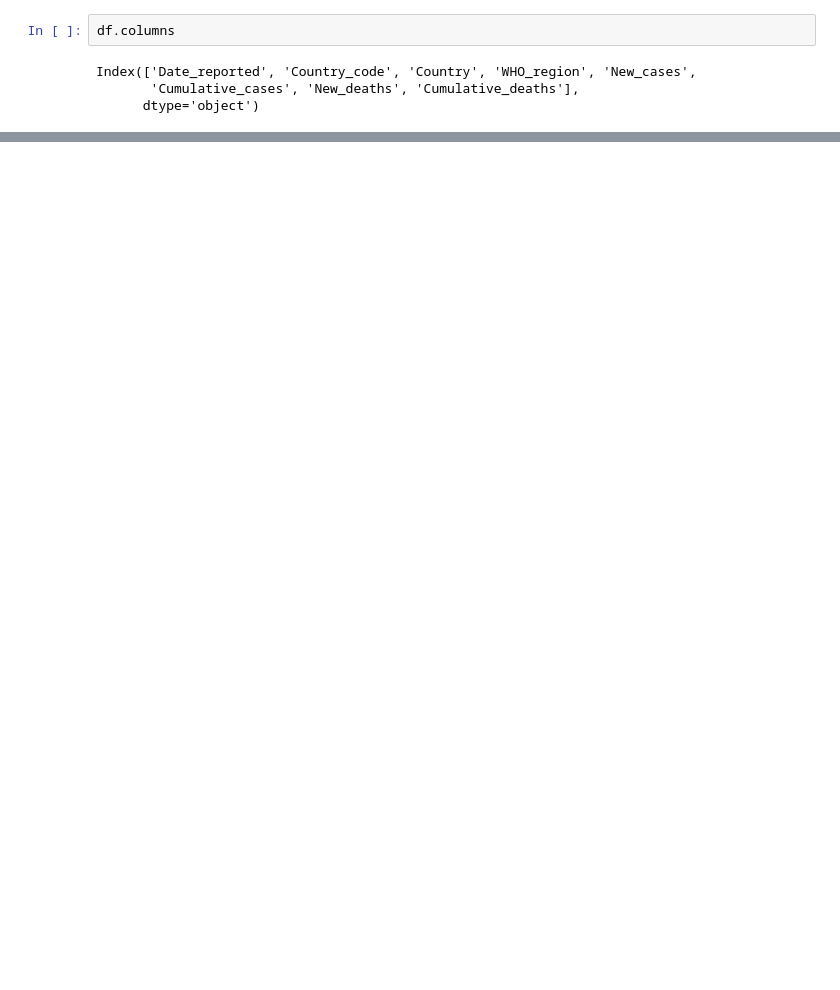
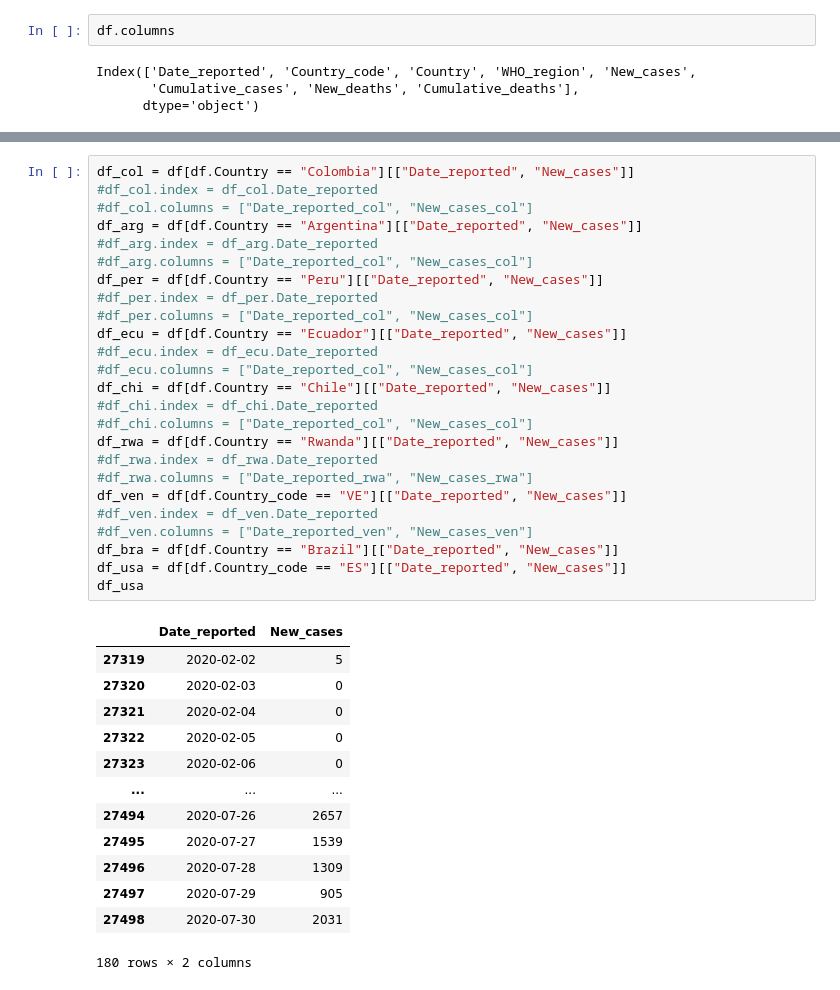
Before and after one commit to MagcDEV/covidVen, a Jupyter notebook: covid_19_ven.ipynb, the cells around one changed output, grey strips where cells are left out. Drawn from its saved outputs; the diff is of its cells as text; blank space fills up the shorter version.

```diff
--- a/covid_19_ven.ipynb
+++ b/covid_19_ven.ipynb
@@ -70,0 +56,39 @@ df[df.Country_code == "CO"]
+# %%
+df_col = df[df.Country == "Colombia"][["Date_reported", "New_cases"]]
+#df_col.index = df_col.Date_reported
+#df_col.columns = ["Date_reported_col", "New_cases_col"]
+df_arg = df[df.Country == "Argentina"][["Date_reported", "New_cases"]]
+#df_arg.index = df_arg.Date_reported
+#df_arg.columns = ["Date_reported_col", "New_cases_col"]
+df_per = df[df.Country == "Peru"][["Date_reported", "New_cases"]]
+#df_per.index = df_per.Date_reported
+#df_per.columns = ["Date_reported_col", "New_cases_col"]
+df_ecu = df[df.Country == "Ecuador"][["Date_reported", "New_cases"]]
+#df_ecu.index = df_ecu.Date_reported
+#df_ecu.columns = ["Date_reported_col", "New_cases_col"]
+df_chi = df[df.Country == "Chile"][["Date_reported", "New_cases"]]
+#df_chi.index = df_chi.Date_reported
+#df_chi.columns = ["Date_reported_col", "New_cases_col"]
+df_rwa = df[df.Country == "Rwanda"][["Date_reported", "New_cases"]]
+#df_rwa.index = df_rwa.Date_reported
+#df_rwa.columns = ["Date_reported_rwa", "New_cases_rwa"]
+df_ven = df[df.Country_code == "VE"][["Date_reported", "New_cases"]]
+#df_ven.index = df_ven.Date_reported
+#df_ven.columns = ["Date_reported_ven", "New_cases_ven"]
+df_bra = df[df.Country == "Brazil"][["Date_reported", "New_cases"]]
+df_usa = df[df.Country_code == "ES"][["Date_reported", "New_cases"]]
+df_usa
+# %% [output]
+|  | Date_reported | New_cases |
+| 27319 | 2020-02-02 | 5 |
+| 27320 | 2020-02-03 | 0 |
+| 27321 | 2020-02-04 | 0 |
+| 27322 | 2020-02-05 | 0 |
+| 27323 | 2020-02-06 | 0 |
+| ... | ... | ... |
+| 27494 | 2020-07-26 | 2657 |
+| 27495 | 2020-07-27 | 1539 |
+| 27496 | 2020-07-28 | 1309 |
+| 27497 | 2020-07-29 | 905 |
+| 27498 | 2020-07-30 | 2031 |
+180 rows × 2 columns
```
Also changed, not shown: parts of 6 cells of this notebook, 1 other file.
